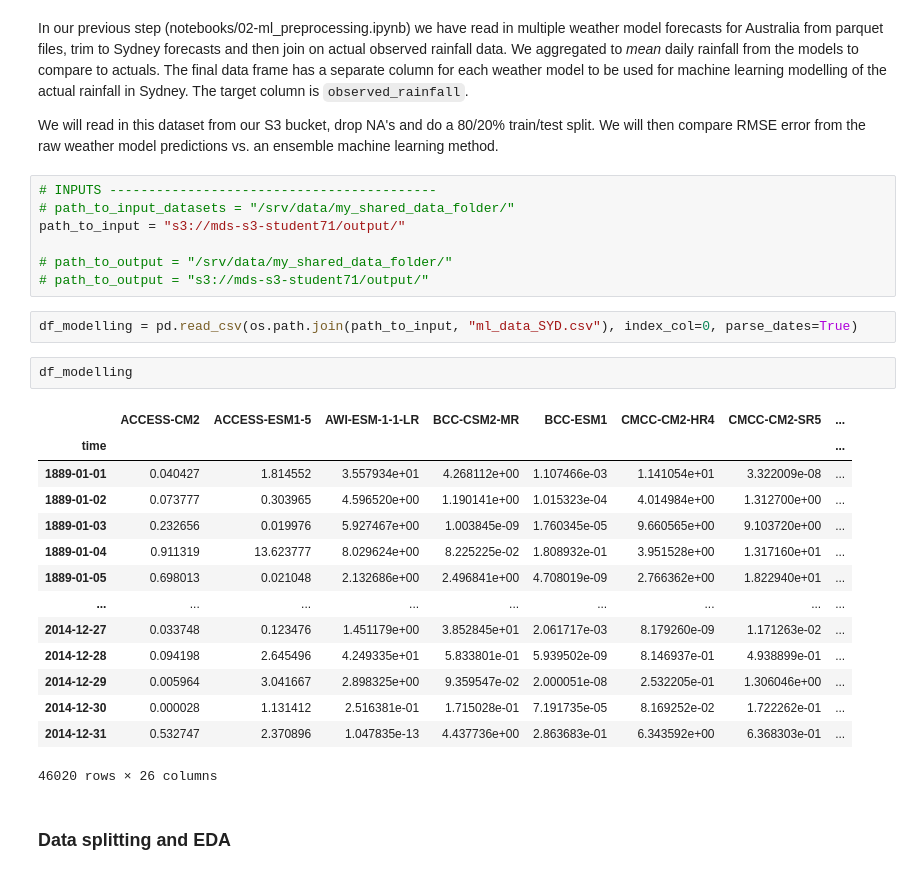
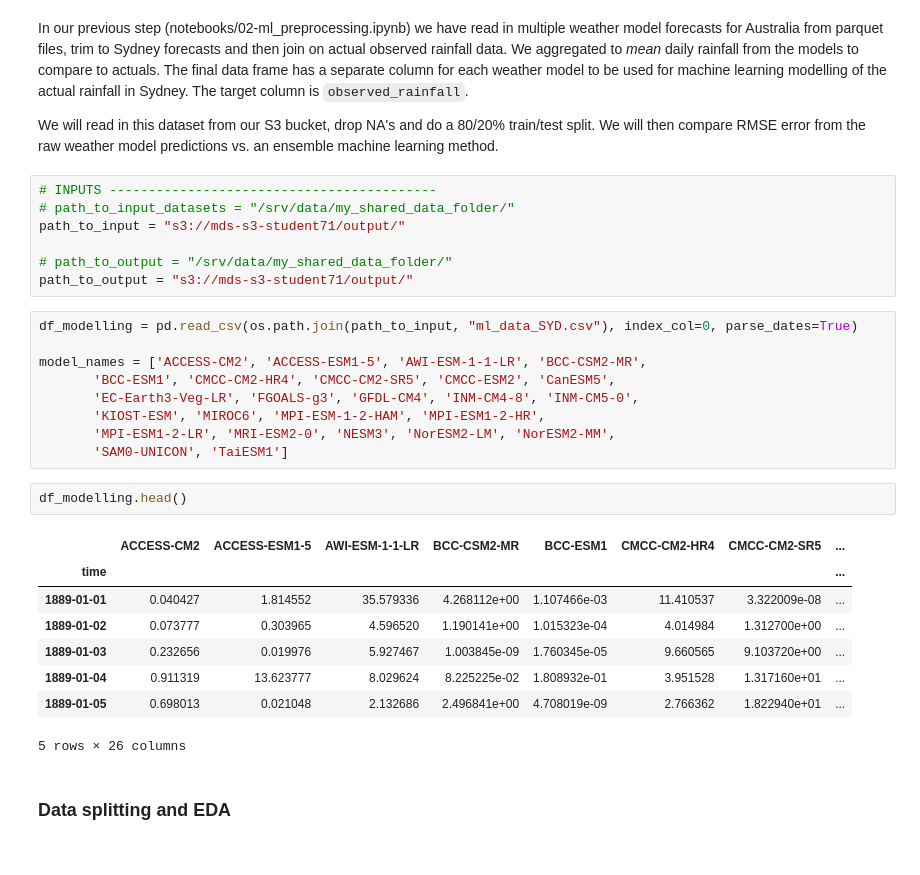
Before and after one commit to UBC-MDS/525_groub10, a Jupyter notebook: notebooks/03-ml_modelling_sklearn.ipynb, the cells around one changed output. Drawn from its saved outputs; the diff is of its cells as text.

```diff
--- a/notebooks/03-ml_modelling_sklearn.ipynb
+++ b/notebooks/03-ml_modelling_sklearn.ipynb
@@ -35,26 +36,27 @@ We will read in this dataset from our S3 bucket, drop NA's and do a 80/20% train
 path_to_input = "s3://mds-s3-student71/output/"
 
 # path_to_output = "/srv/data/my_shared_data_folder/"
-# path_to_output = "s3://mds-s3-student71/output/"
+path_to_output = "s3://mds-s3-student71/output/"
-# %%
-df_modelling = pd.read_csv(os.path.join(path_to_input, "ml_data_SYD.csv"), index_col=0, parse_dates=True)
+# %%
+df_modelling = pd.read_csv(os.path.join(path_to_input, "ml_data_SYD.csv"), index_col=0, parse_dates=True)
+
+model_names = ['ACCESS-CM2', 'ACCESS-ESM1-5', 'AWI-ESM-1-1-LR', 'BCC-CSM2-MR',
+       'BCC-ESM1', 'CMCC-CM2-HR4', 'CMCC-CM2-SR5', 'CMCC-ESM2', 'CanESM5',
+       'EC-Earth3-Veg-LR', 'FGOALS-g3', 'GFDL-CM4', 'INM-CM4-8', 'INM-CM5-0',
+       'KIOST-ESM', 'MIROC6', 'MPI-ESM-1-2-HAM', 'MPI-ESM1-2-HR',
+       'MPI-ESM1-2-LR', 'MRI-ESM2-0', 'NESM3', 'NorESM2-LM', 'NorESM2-MM',
+       'SAM0-UNICON', 'TaiESM1']
 # %%
-df_modelling
+df_modelling.head()
 # %% [output]
 |  | ACCESS-CM2 | ACCESS-ESM1-5 | AWI-ESM-1-1-LR | BCC-CSM2-MR | BCC-ESM1 | CMCC-CM2-HR4 | CMCC-CM2-SR5 | ... |
 | time |  |  |  |  |  |  |  | ... |
-| 1889-01-01 | 0.040427 | 1.814552 | 3.557934e+01 | 4.268112e+00 | 1.107466e-03 | 1.141054e+01 | 3.322009e-08 | ... |
-| 1889-01-02 | 0.073777 | 0.303965 | 4.596520e+00 | 1.190141e+00 | 1.015323e-04 | 4.014984e+00 | 1.312700e+00 | ... |
-| 1889-01-03 | 0.232656 | 0.019976 | 5.927467e+00 | 1.003845e-09 | 1.760345e-05 | 9.660565e+00 | 9.103720e+00 | ... |
-| 1889-01-04 | 0.911319 | 13.623777 | 8.029624e+00 | 8.225225e-02 | 1.808932e-01 | 3.951528e+00 | 1.317160e+01 | ... |
-| 1889-01-05 | 0.698013 | 0.021048 | 2.132686e+00 | 2.496841e+00 | 4.708019e-09 | 2.766362e+00 | 1.822940e+01 | ... |
-| ... | ... | ... | ... | ... | ... | ... | ... | ... |
-| 2014-12-27 | 0.033748 | 0.123476 | 1.451179e+00 | 3.852845e+01 | 2.061717e-03 | 8.179260e-09 | 1.171263e-02 | ... |
-| 2014-12-28 | 0.094198 | 2.645496 | 4.249335e+01 | 5.833801e-01 | 5.939502e-09 | 8.146937e-01 | 4.938899e-01 | ... |
-| 2014-12-29 | 0.005964 | 3.041667 | 2.898325e+00 | 9.359547e-02 | 2.000051e-08 | 2.532205e-01 | 1.306046e+00 | ... |
-| 2014-12-30 | 0.000028 | 1.131412 | 2.516381e-01 | 1.715028e-01 | 7.191735e-05 | 8.169252e-02 | 1.722262e-01 | ... |
-| 2014-12-31 | 0.532747 | 2.370896 | 1.047835e-13 | 4.437736e+00 | 2.863683e-01 | 6.343592e+00 | 6.368303e-01 | ... |
+| 1889-01-01 | 0.040427 | 1.814552 | 35.579336 | 4.268112e+00 | 1.107466e-03 | 11.410537 | 3.322009e-08 | ... |
+| 1889-01-02 | 0.073777 | 0.303965 | 4.596520 | 1.190141e+00 | 1.015323e-04 | 4.014984 | 1.312700e+00 | ... |
+| 1889-01-03 | 0.232656 | 0.019976 | 5.927467 | 1.003845e-09 | 1.760345e-05 | 9.660565 | 9.103720e+00 | ... |
+| 1889-01-04 | 0.911319 | 13.623777 | 8.029624 | 8.225225e-02 | 1.808932e-01 | 3.951528 | 1.317160e+01 | ... |
+| 1889-01-05 | 0.698013 | 0.021048 | 2.132686 | 2.496841e+00 | 4.708019e-09 | 2.766362 | 1.822940e+01 | ... |
-46020 rows × 26 columns
+5 rows × 26 columns
 # %% [markdown]
 ### Data splitting and EDA
 # %%
```
Also changed, not shown: parts of 15 cells of this notebook, 1 other file.
